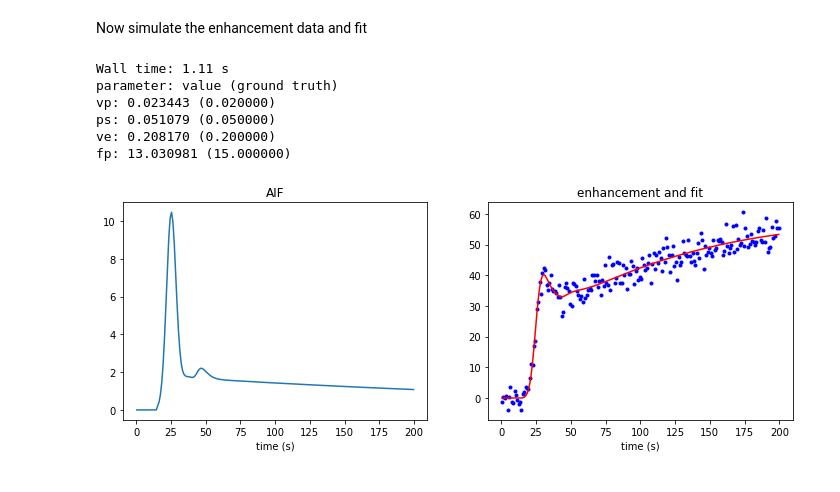
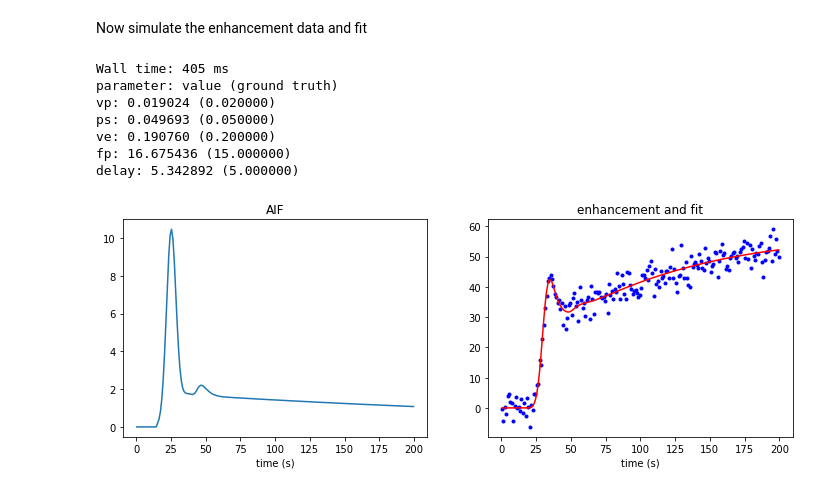
Before and after one commit to OSIPI/DCE-DSC-MRI_CodeCollection, a Jupyter notebook: src/original/MJT_UoEdinburghUK/demo/demo_simulation.ipynb, the cells around one changed output. Saved outputs shown, nothing was run; the diff lists cells and outputs as text; code cells hidden in the pictures.

Commit message:
fit dce enhancement with variable delay

```diff
--- a/src/original/MJT_UoEdinburghUK/demo/demo_simulation.ipynb
+++ b/src/original/MJT_UoEdinburghUK/demo/demo_simulation.ipynb
@@ -71,8 +71,8 @@ noise = 3
 R10_tissue, R10_vif = 1./0.8, 1./1.7
 hct = 0.42
 aif = aifs.parker(hct=0.42, t_start=15.)
-pk_pars_ground_truth = {'vp': 0.02, 'ps': 5e-2, 've': 0.2, 'fp': 15}
-pk_model = pk_models.tcxm(t, aif, dt_interp_request=0.1) # <-- CHANGE THE MODEL HERE
+pk_pars_ground_truth = {'vp': 0.02, 'ps': 5e-2, 've': 0.2, 'fp': 15, 'delay': 5}
+pk_model = pk_models.tcxm(t, aif, dt_interp_request=0.1, fixed_delay=None) # <-- CHANGE THE MODEL HERE
 c_to_r_model = relaxivity.c_to_r_linear(r1=5.0, r2 = 0)
 water_ex_model = water_ex_models.fxl()
 
@@ -82,7 +82,7 @@ aif_measured = aifs.patient_specific(t, c_ap)
 
 # processing parameters (assume AIF and T10 are accurately known)
 baseline_idx = np.arange(15)
-pk_model_fit = pk_models.tcxm(t, aif_measured, dt_interp_request=0.1)
+pk_model_fit = pk_models.tcxm(t, aif_measured, dt_interp_request=0.1, fixed_delay=None)
 c_to_r_model_fit = relaxivity.c_to_r_linear(r1=5.0, r2 = 0)
 water_ex_model_fit = water_ex_models.fxl()
 signal_model_fit = signal_model # use same signal model to simulate and fit data
@@ -92,32 +92,30 @@ Now simulate the enhancement data and fit
 # %%
 # simulate enhancement with noise
 enh = dce_fit.pkp_to_enh(pk_pars_ground_truth, hct, k_tissue, R10_tissue, R10_vif, pk_model, c_to_r_model, water_ex_model, signal_model)
 enh += np.random.normal(loc = 0., scale = noise, size = enh.shape)
 
 # fit simulated enhancement
-pk_pars_0 = [{'vp': 0.01, 'ps': 1e-4, 've': 0.05, 'fp': 5}, # use 5 arbitrary initial guesses
-             {'vp': 0.1, 'ps': 1e-4, 've': 0.05, 'fp': 5},
-             {'vp': 0.01, 'ps': 1e-2, 've': 0.05, 'fp': 5},
-             {'vp': 0.01, 'ps': 1e-4, 've': 0.5, 'fp': 5},
-             {'vp': 0.01, 'ps': 1e-4, 've': 0.05, 'fp': 50},
+pk_pars_0 = [{'vp': 0.01, 'ps': 1e-4, 've': 0.05, 'fp': 5, 'delay': 0}, # optionally specify multiple sets of starting values to find global minimum
+             {'vp': 0.1, 'ps': 1e-4, 've': 0.05, 'fp': 5, 'delay': 8}
             ]
-%time pk_pars_fit, enh_fit = dce_fit.enh_to_pkp(enh, hct, k_tissue_fit, R10_tissue, R10_vif, pk_model_fit, c_to_r_model_fit, water_ex_model_fit, signal_model_fit)
+%time pk_pars_fit, enh_fit = dce_fit.enh_to_pkp(enh, hct, k_tissue_fit, R10_tissue, R10_vif, pk_model_fit, c_to_r_model_fit, water_ex_model_fit, signal_model_fit, pk_pars_0=pk_pars_0)
 
 print("parameter: value (ground truth)")
 [ print(f"{key}: {val:.6f} ({pk_pars_ground_truth[key]:.6f})") for key, val in pk_pars_fit.items() ]
 
 fig, ax = plt.subplots(1,2, figsize=(12,4))
 ax[0].plot(t, aif.c_ap(t));
 ax[0].set_xlabel('time (s)');
 ax[0].set_title('AIF');
 ax[1].plot(t, enh, 'b.', t, enh_fit, 'r-')
 ax[1].set_xlabel('time (s)');
 ax[1].set_title('enhancement and fit');
 # %% [output]
-Wall time: 1.11 s
+Wall time: 405 ms
 parameter: value (ground truth)
-vp: 0.023443 (0.020000)
-ps: 0.051079 (0.050000)
-ve: 0.208170 (0.200000)
-fp: 13.030981 (15.000000)
+vp: 0.019024 (0.020000)
+ps: 0.049693 (0.050000)
+ve: 0.190760 (0.200000)
+fp: 16.675436 (15.000000)
+delay: 5.342892 (5.000000)
-[figure, old version]
+[figure, new version]
```
Also changed, not shown: parts of 1 cell of this notebook, 3 other files.
